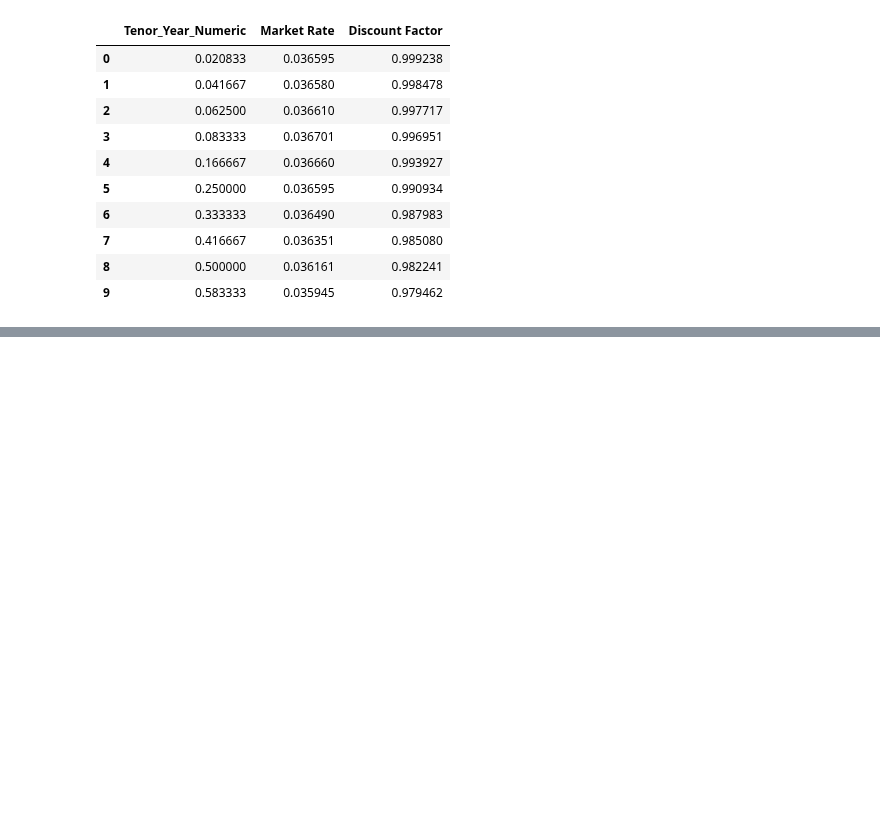
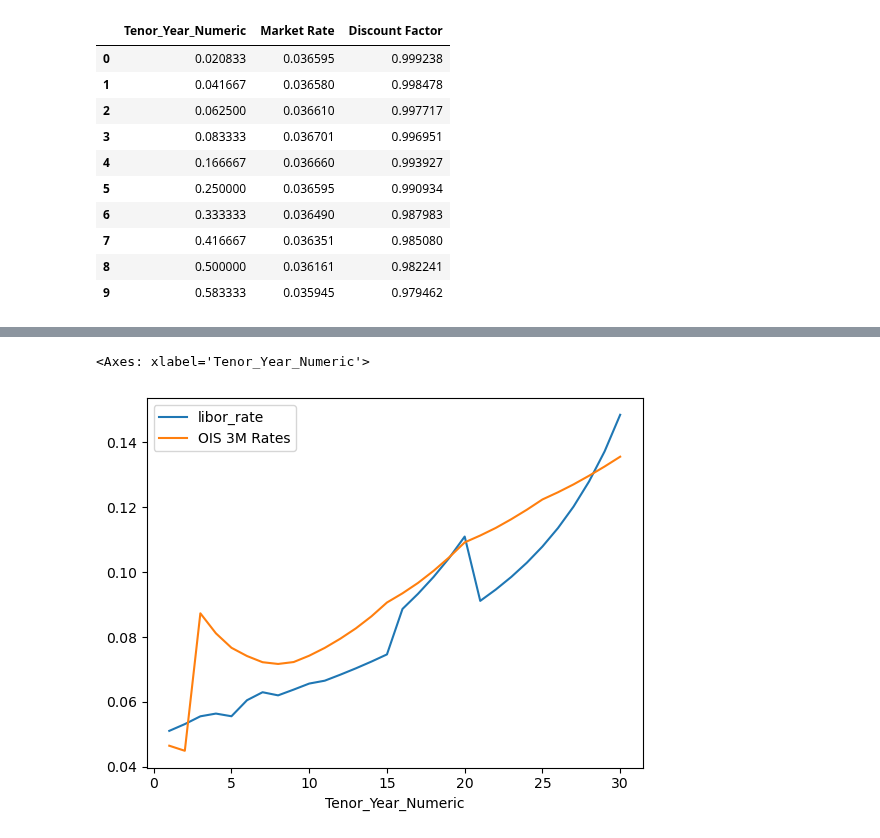
Before and after one commit to Gregtwl/QF605_Assignment, a Jupyter notebook: Answer_Deck.ipynb, the cells around one changed output, grey strips where cells are left out. Cells and saved outputs as stored; diff of their text form; code cells hidden in the pictures; blank space fills up the shorter version.

```diff
--- a/Answer_Deck.ipynb
+++ b/Answer_Deck.ipynb
@@ -508,2 +537,36 @@ display(interpolated_ois_term, extracted_ois_values)
 # %%
-# def bootstrap_ois_term_discount(tenors, ois_term_rates, ois_discounts, ):
+## Paid Annually
+
+def bootstrap_ois_term_rates(tenors, ois_term_swap_rates, ois_discounts):
+
+    ois_term_rates = pd.Series(np.zeros(len(tenors)))
+
+    ## Bootstrap from the 2nd discount factor onwards, the first discount factor is the discount factor of the par swap rate
+
+    for i, item in enumerate(tenors):
+
+        if i == 0:
+            ois_term_rates.iloc[i] = ois_term_swap_rates.iloc[i]
+
+        else:
+
+            A1 = ois_term_swap_rates.iloc[i] * np.sum(ois_discounts.iloc[:i])
+            A2_series = ois_discounts*ois_term_swap_rates
+            A2 = np.sum(A2_series.iloc[:i-1])
+
+            ois_term_rates.iloc[i] =\
+            (
+                (A1 - A2)
+                /
+                ois_discounts.iloc[i]
+            )
+
+    return pd.DataFrame(
+                            {'Tenor_Year_Numeric': tenors,
+                             'OIS 3M Rates': ois_term_rates
+                            }
+                        )
+# %%
+# interpolated_ois_term, extracted_ois_discounts
+ois_term_rates = bootstrap_ois_term_rates(interpolated_ois_term['Tenor_Year_Numeric'], interpolated_ois_term['Rate'], extracted_ois_discounts['Discount Factor'])
+ois_term_rates
@@ -509,0 +611,5 @@ display(interpolated_ois_term, extracted_ois_values)
+# %%
+libor_rates_unsecured =\
+(
+    libor_discount_factors[round(libor_discount_factors['Tenor_Year_Numeric']) == libor_discount_factors['Tenor_Year_Numeric']].drop(columns = 'Rate').reset_index(drop = True)
+)
@@ -509,0 +638,5 @@ display(interpolated_ois_term, extracted_ois_values)
+# %%
+pd.merge(libor_rates_unsecured, ois_term_rates).plot(x = 'Tenor_Year_Numeric', y = ['libor_rate', 'OIS 3M Rates'])
+# %% [output]
+<Axes: xlabel='Tenor_Year_Numeric'>
+[figure, added]
```
Also changed, not shown: parts of 18 cells of this notebook.
